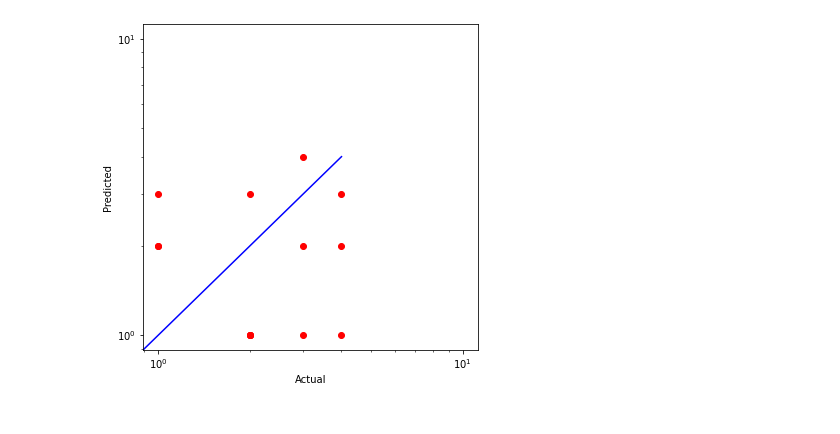
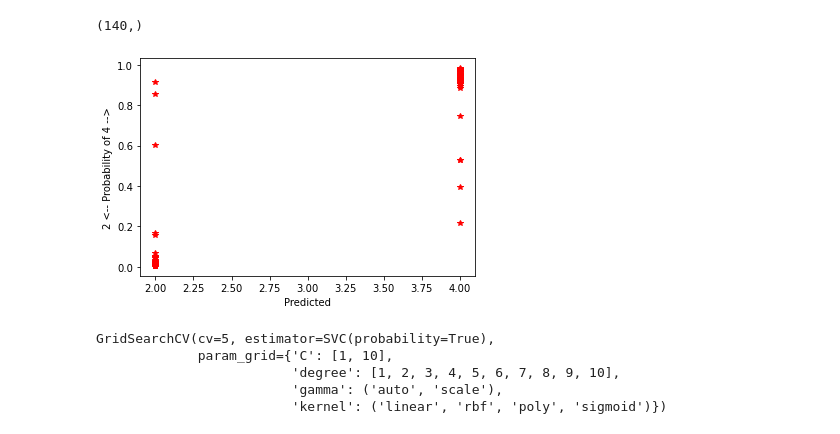
Before and after one commit to mahadevxo/Internship-files, a Jupyter notebook: dataset-stuff/svm.ipynb, the cells around one changed output. Cells and saved outputs as stored; diff of their text form; code cells hidden in the pictures.

```diff
--- a/dataset-stuff/svm.ipynb
+++ b/dataset-stuff/svm.ipynb
@@ -79,14 +85,19 @@ print(accuracy*100, "%")
-# %%
-plt.figure(figsize=(6,6))
-plt.scatter(ytest, ypred, color='green')
-plt.xscale('log')
-plt.yscale('log')
-p1 = max(max(ypred), max(ytest))
-p2 = min(min(ypred), min(ytest))
-plt.plot([p1, p2], [p1, p2], 'b-')
-plt.xlabel('Actual')
-plt.ylabel('Predicted')
-plt.show()
-plt.savefig('svm.png')
-# %% [output]
-[figure, removed]
+# %%
+yprobofTrue = svcmodel.predict_proba(xtest)
+# %%
+yt = np.empty((0,1))
+for probs in yprobofTrue:
+    yt = np.append(yt, probs[1])
+
+yprobofTrue = yt
+# %%
+ypred.shape
+# %% [output]
+(140,)
+# %%
+plt.plot(ytest, yprobofTrue, 'r*')
+plt.xlabel('Predicted')
+plt.ylabel('2 <-- Probability of 4 -->')
+plt.show()
+# %% [output]
+[figure, added]
@@ -92,0 +106,9 @@ plt.savefig('svm.png')
+# %%
+clf = GridSearchCV(SVC(probability=True), param, cv=5, refit=True)
+clf.fit(xtrain, ytrain)
+# %% [output]
+GridSearchCV(cv=5, estimator=SVC(probability=True),
+             param_grid={'C': [1, 10],
+                         'degree': [1, 2, 3, 4, 5, 6, 7, 8, 9, 10],
+                         'gamma': ('auto', 'scale'),
+                         'kernel': ('linear', 'rbf', 'poly', 'sigmoid')})
```
Also changed, not shown: parts of 14 cells of this notebook, 15 other files.
